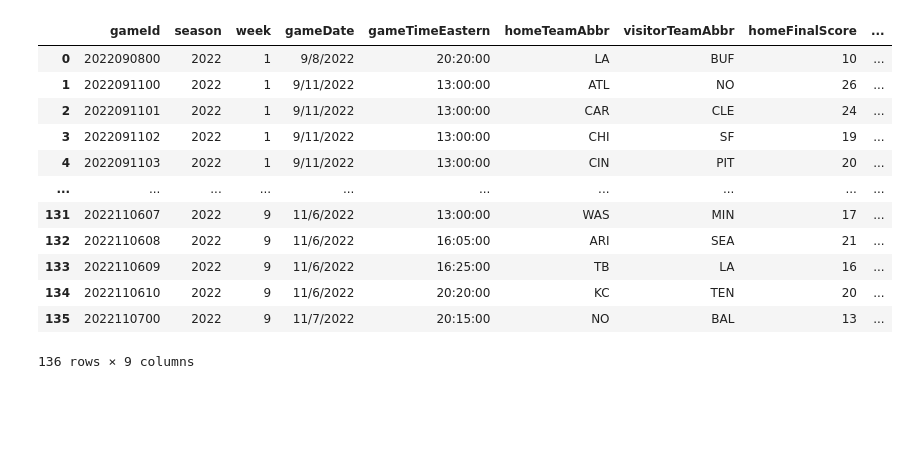
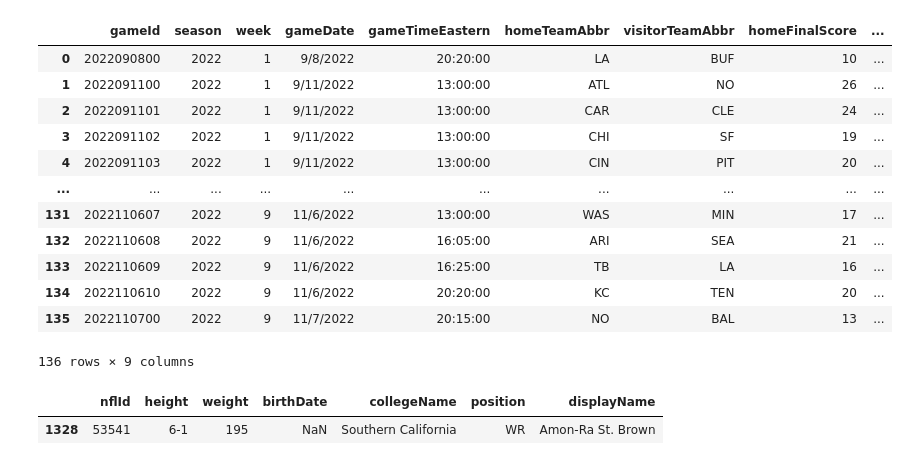
Before and after one commit to APoodle/NFL-Big-Data-Bowl-2025, a Jupyter notebook: nfl-big-data-bowl-2025.ipynb, the cells around one changed output. Saved outputs shown, nothing was run; the diff lists cells and outputs as text; code cells hidden in the pictures; blank space fills up the shorter version.

```diff
--- a/nfl-big-data-bowl-2025.ipynb
+++ b/nfl-big-data-bowl-2025.ipynb
@@ -47,3 +47,9 @@ games
 | 134 | 2022110610 | 2022 | 9 | 11/6/2022 | 20:20:00 | KC | TEN | 20 | ... |
 | 135 | 2022110700 | 2022 | 9 | 11/7/2022 | 20:15:00 | NO | BAL | 13 | ... |
 136 rows × 9 columns
+# %%
+players = pd.read_csv('/kaggle/input/nfl-big-data-bowl-2025/players.csv')
+players[players['displayName'] == 'Amon-Ra St. Brown']
+# %% [output]
+|  | nflId | height | weight | birthDate | collegeName | position | displayName |
+| 1328 | 53541 | 6-1 | 195 | NaN | Southern California | WR | Amon-Ra St. Brown |
```
Also changed, not shown: parts of 4 cells of this notebook.
